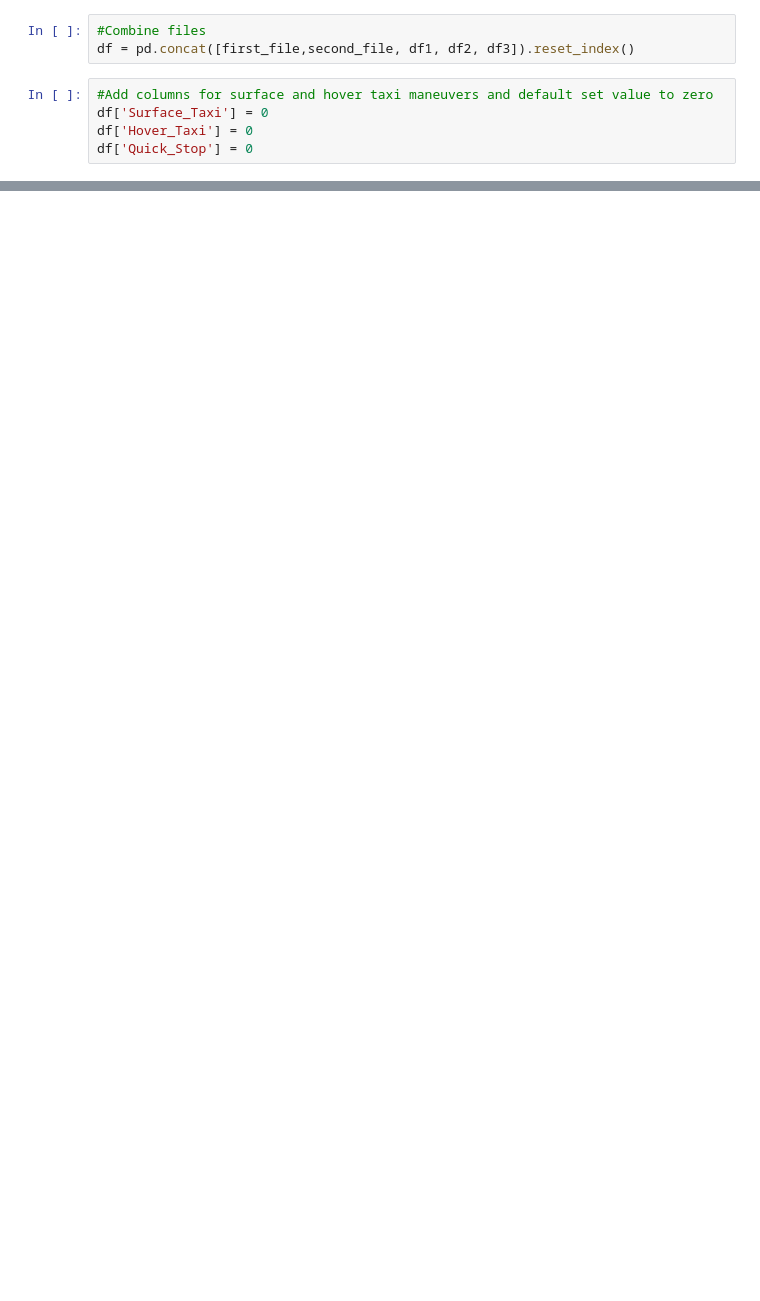
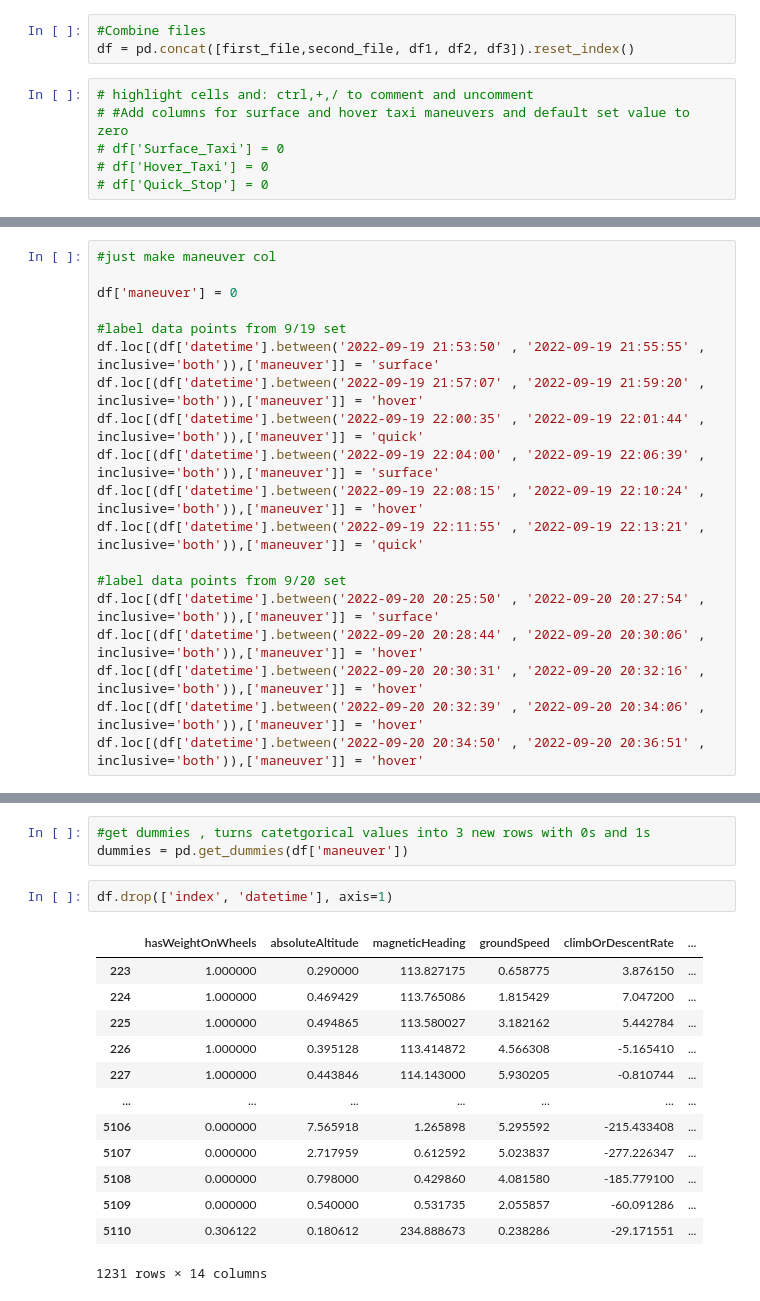
Before and after one commit to twolf190/Valkyrie, a Jupyter notebook: ML/compile_labled_data.ipynb, the cells around one changed output, grey strips where cells are left out. Drawn from its saved outputs; the diff is of its cells as text; blank space fills up the shorter version.

```diff
--- a/ML/compile_labled_data.ipynb
+++ b/ML/compile_labled_data.ipynb
@@ -92,7 +84,8 @@ second_file = df_transformation(second_file)
 #Combine files
 df = pd.concat([first_file,second_file, df1, df2, df3]).reset_index()
 # %%
-#Add columns for surface and hover taxi maneuvers and default set value to zero
-df['Surface_Taxi'] = 0
-df['Hover_Taxi'] = 0
-df['Quick_Stop'] = 0
+# highlight cells and: ctrl,+,/ to comment and uncomment
+# #Add columns for surface and hover taxi maneuvers and default set value to zero
+# df['Surface_Taxi'] = 0
+# df['Hover_Taxi'] = 0
+# df['Quick_Stop'] = 0
@@ -98,0 +108,19 @@ df['Quick_Stop'] = 0
+# %%
+#just make maneuver col
+
+df['maneuver'] = 0
+
+#label data points from 9/19 set
+df.loc[(df['datetime'].between('2022-09-19 21:53:50' , '2022-09-19 21:55:55' , inclusive='both')),['maneuver']] = 'surface'
+df.loc[(df['datetime'].between('2022-09-19 21:57:07' , '2022-09-19 21:59:20' , inclusive='both')),['maneuver']] = 'hover'
+df.loc[(df['datetime'].between('2022-09-19 22:00:35' , '2022-09-19 22:01:44' , inclusive='both')),['maneuver']] = 'quick'
+df.loc[(df['datetime'].between('2022-09-19 22:04:00' , '2022-09-19 22:06:39' , inclusive='both')),['maneuver']] = 'surface'
+df.loc[(df['datetime'].between('2022-09-19 22:08:15' , '2022-09-19 22:10:24' , inclusive='both')),['maneuver']] = 'hover'
+df.loc[(df['datetime'].between('2022-09-19 22:11:55' , '2022-09-19 22:13:21' , inclusive='both')),['maneuver']] = 'quick'
+
+#label data points from 9/20 set
+df.loc[(df['datetime'].between('2022-09-20 20:25:50' , '2022-09-20 20:27:54' , inclusive='both')),['maneuver']] = 'surface'
+df.loc[(df['datetime'].between('2022-09-20 20:28:44' , '2022-09-20 20:30:06' , inclusive='both')),['maneuver']] = 'hover'
+df.loc[(df['datetime'].between('2022-09-20 20:30:31' , '2022-09-20 20:32:16' , inclusive='both')),['maneuver']] = 'hover'
+df.loc[(df['datetime'].between('2022-09-20 20:32:39' , '2022-09-20 20:34:06' , inclusive='both')),['maneuver']] = 'hover'
+df.loc[(df['datetime'].between('2022-09-20 20:34:50' , '2022-09-20 20:36:51' , inclusive='both')),['maneuver']] = 'hover'
@@ -98,0 +130,19 @@ df['Quick_Stop'] = 0
+# %%
+#get dummies , turns catetgorical values into 3 new rows with 0s and 1s
+dummies = pd.get_dummies(df['maneuver'])
+# %%
+df.drop(['index', 'datetime'], axis=1)
+# %% [output]
+|  | hasWeightOnWheels | absoluteAltitude | magneticHeading | groundSpeed | climbOrDescentRate | ... |
+| 223 | 1.000000 | 0.290000 | 113.827175 | 0.658775 | 3.876150 | ... |
+| 224 | 1.000000 | 0.469429 | 113.765086 | 1.815429 | 7.047200 | ... |
+| 225 | 1.000000 | 0.494865 | 113.580027 | 3.182162 | 5.442784 | ... |
+| 226 | 1.000000 | 0.395128 | 113.414872 | 4.566308 | -5.165410 | ... |
+| 227 | 1.000000 | 0.443846 | 114.143000 | 5.930205 | -0.810744 | ... |
+| ... | ... | ... | ... | ... | ... | ... |
+| 5106 | 0.000000 | 7.565918 | 1.265898 | 5.295592 | -215.433408 | ... |
+| 5107 | 0.000000 | 2.717959 | 0.612592 | 5.023837 | -277.226347 | ... |
+| 5108 | 0.000000 | 0.798000 | 0.429860 | 4.081580 | -185.779100 | ... |
+| 5109 | 0.000000 | 0.540000 | 0.531735 | 2.055857 | -60.091286 | ... |
+| 5110 | 0.306122 | 0.180612 | 234.888673 | 0.238286 | -29.171551 | ... |
+1231 rows × 14 columns
```
Also changed, not shown: parts of 17 cells of this notebook.
